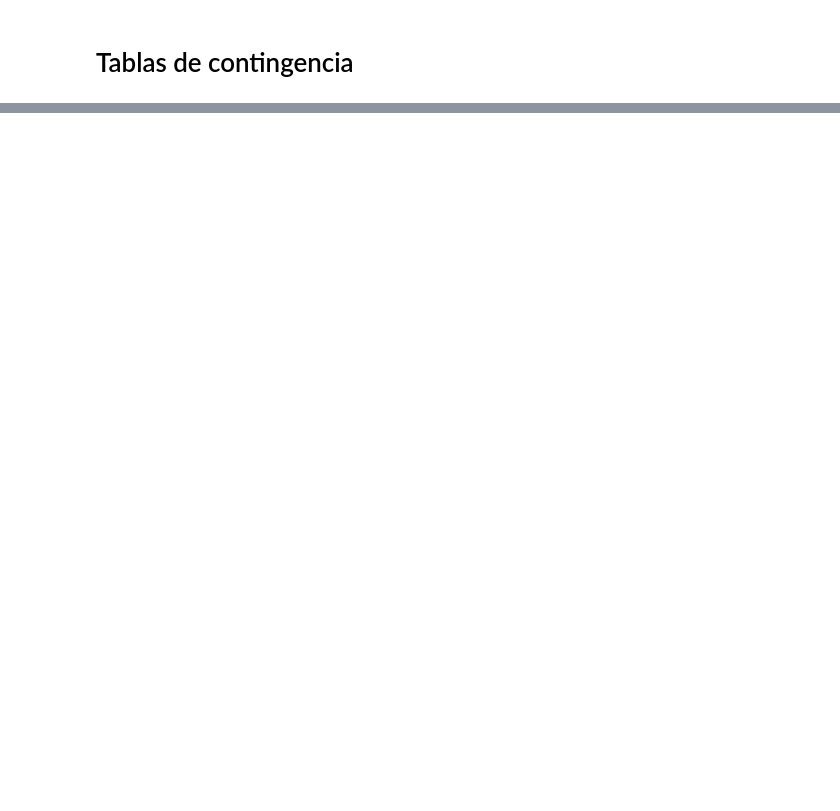
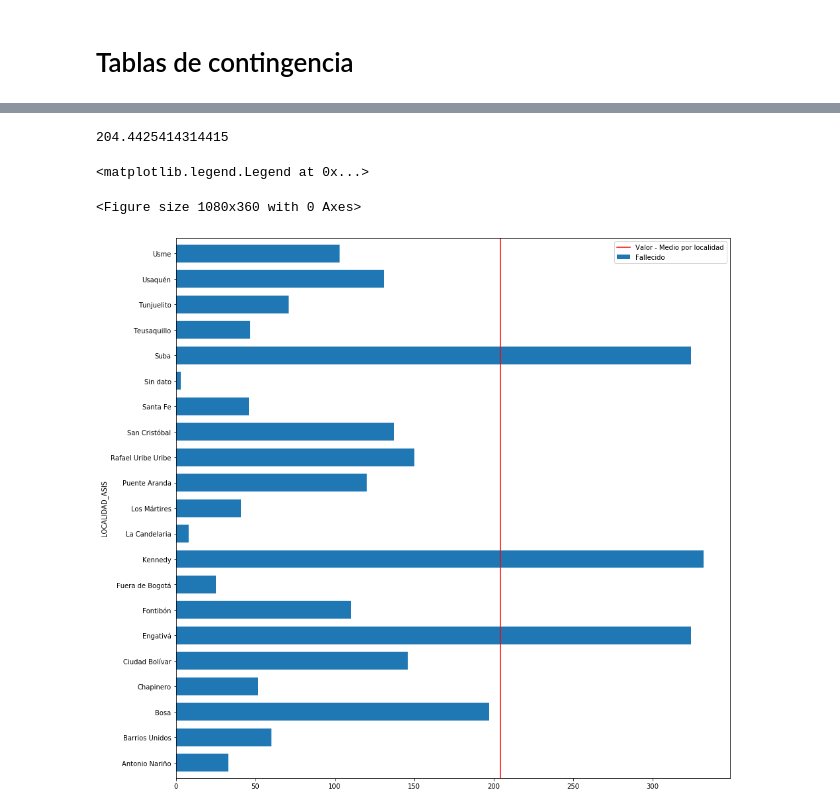
Before and after one commit to florez/Estadistica_Herramientas, a Jupyter notebook: Sesion3/Distribuciones_ValorMedio.ipynb, the cells around one changed output, grey strips where cells are left out. Cells and saved outputs as stored; diff of their text form; code cells hidden in the pictures; blank space fills up the shorter version.

```diff
--- a/Sesion3/Distribuciones_ValorMedio.ipynb
+++ b/Sesion3/Distribuciones_ValorMedio.ipynb
@@ -187 +204,18 @@ Usme                  1021
 Name: Fallecido, dtype: int64
+# %%
+mean = np.sum( Fallecidos_Localidad*Probabilities )
+mean
+# %% [output]
+204.4425414314415
+# %%
+df_fallecidos = df[ df['ESTADO'] == 'Fallecido' ]
+CrossTab_f = pd.crosstab( index = df_fallecidos['LOCALIDAD_ASIS'], columns = df_fallecidos['ESTADO'] )
+# %%
+fig = plt.figure(figsize=(15,5))
+ax = CrossTab_f.plot(kind='barh',stacked=False, width=0.7, figsize=(15,15))
+ax = ax.axvline( x = mean, color='r', label='Valor - Medio por localidad' )
+plt.legend(loc=0)
+# %% [output]
+<matplotlib.legend.Legend at 0x...>
+<Figure size 1080x360 with 0 Axes>
+[figure, added]
```
Also changed, not shown: parts of 9 cells of this notebook.
